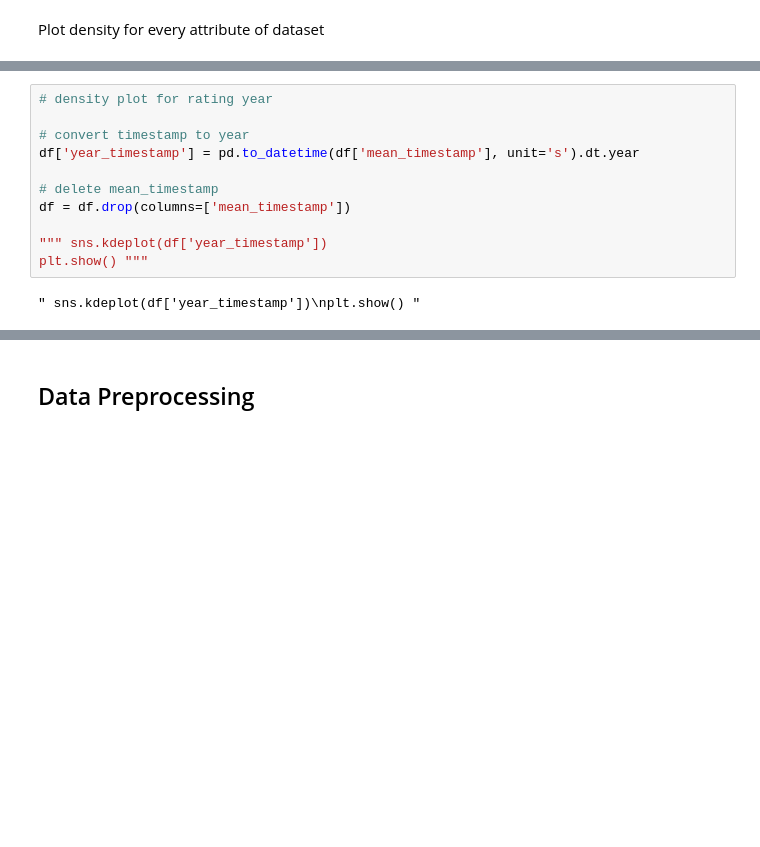
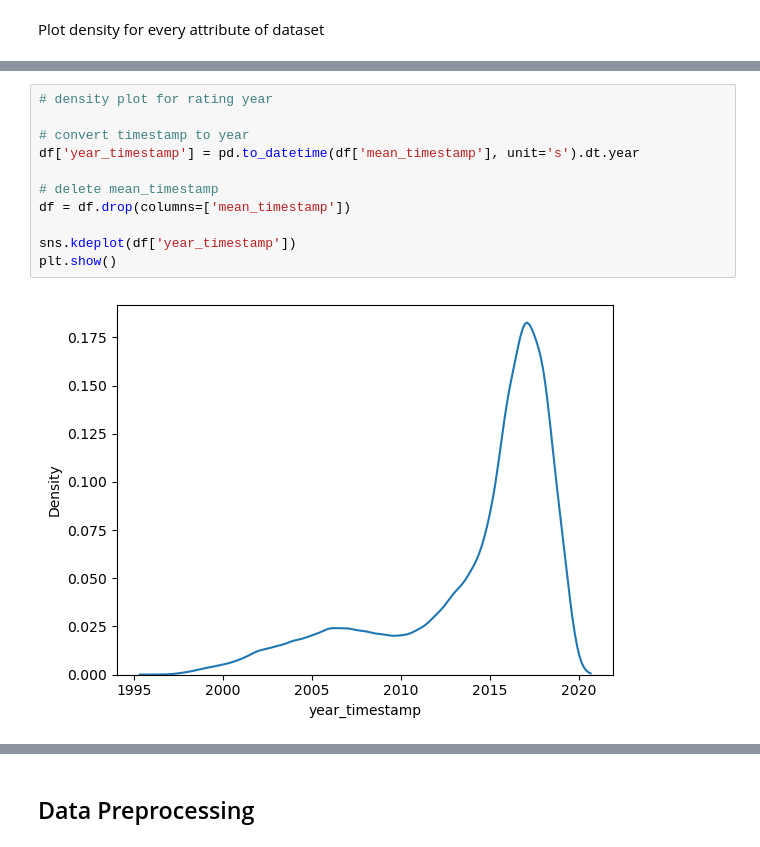
Before and after one commit to nicolopizzo/data-analytics, a Jupyter notebook: analysis.ipynb, the cells around one changed output, grey strips where cells are left out. Cells and saved outputs as stored; diff of their text form; blank space fills up the shorter version.

```diff
--- a/analysis.ipynb
+++ b/analysis.ipynb
@@ -250,14 +253,14 @@ print('Number of all movies: ', df.shape[0]) """
 # %%
 # density plot for rating year
 
 # convert timestamp to year
 df['year_timestamp'] = pd.to_datetime(df['mean_timestamp'], unit='s').dt.year
 
 # delete mean_timestamp
 df = df.drop(columns=['mean_timestamp'])
 
-""" sns.kdeplot(df['year_timestamp'])
-plt.show() """
+sns.kdeplot(df['year_timestamp'])
+plt.show()
 # %% [output]
-" sns.kdeplot(df['year_timestamp'])\nplt.show() "
+[figure, added]
 # %%
```
Also changed, not shown: parts of 20 cells of this notebook.
